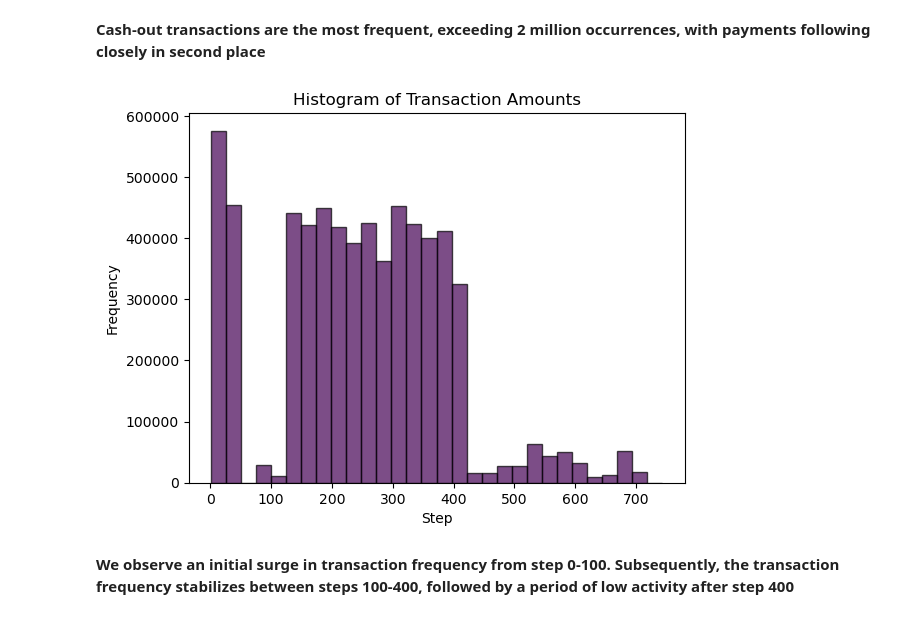
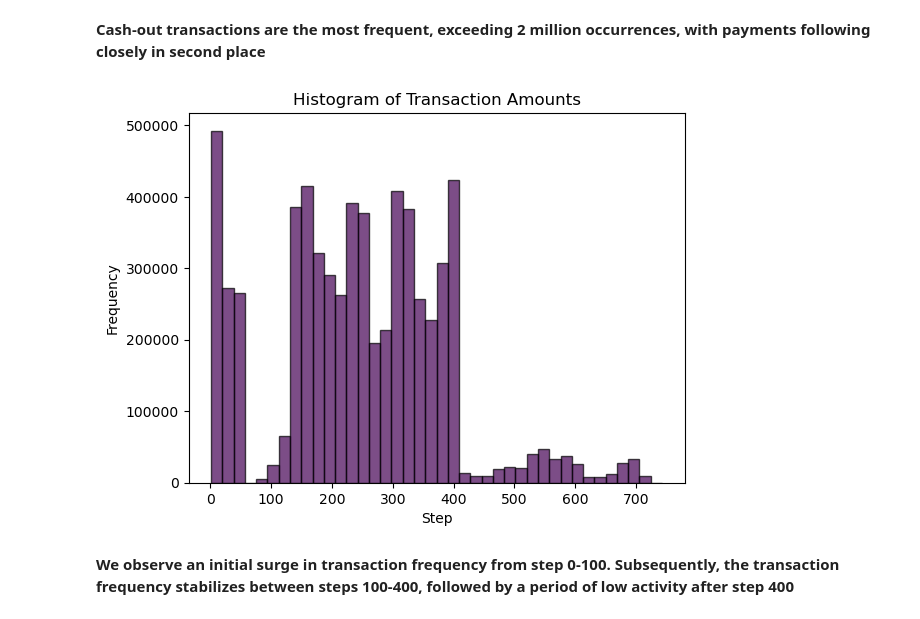
Before and after one commit to MaimunaBawa/Phase2TLAB1, a Jupyter notebook: EDA-1.ipynb, the cells around one changed output. Cells and saved outputs as stored; diff of their text form; code cells hidden in the pictures.

```diff
--- a/EDA-1.ipynb
+++ b/EDA-1.ipynb
@@ -112,13 +112,13 @@ ax.yaxis.set_major_formatter(formatter)
 **Cash-out transactions are the most frequent, exceeding 2 million occurrences, with payments following closely in second place**
 # %%
 # plot a histogram of for step distribution
-df["step"].plot(kind="hist", bins=30,cmap="viridis", edgecolor="black", alpha=0.7)
+df["step"].plot(kind="hist", bins=40,cmap="viridis", edgecolor="black",alpha=0.7)
 plt.xlabel("Step")
 plt.ylabel("Frequency")
 plt.title("Histogram of Transaction Amounts")
 plt.show()
 # %% [output]
-[figure, old version]
+[figure, new version]
 # %% [markdown]
 **We observe an initial surge in transaction frequency from step 0-100. Subsequently, the transaction frequency stabilizes between steps 100-400, followed by a period of low activity after step 400**
 # %%
```
Also changed, not shown: parts of 2 cells of this notebook, 1 other file.
